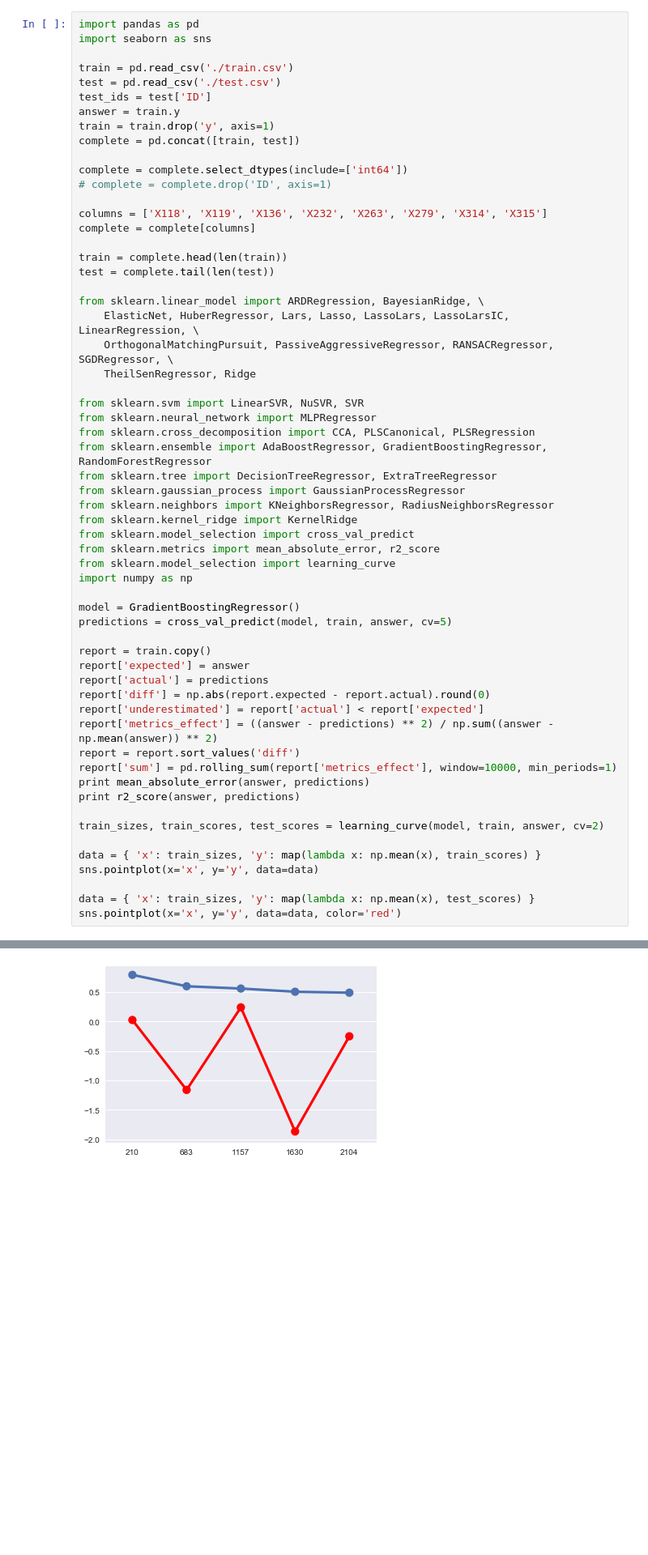
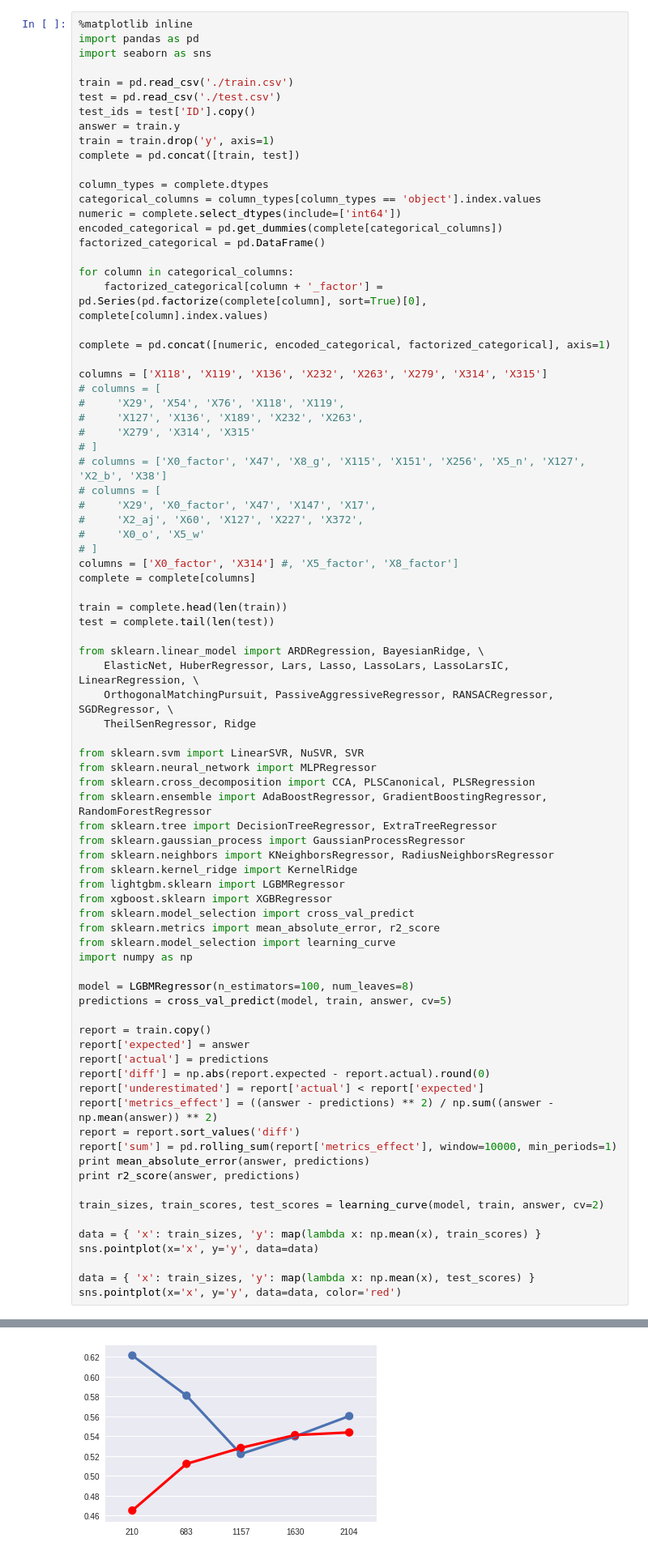
Before and after one commit to marvelousNinja/kaggle-mercedes, a Jupyter notebook: Naive.ipynb, the cells around one changed output, grey strips where cells are left out. Shown at 81% size. Drawn from its saved outputs; the diff is of its cells as text; blank space fills up the shorter version.

```diff
--- a/Naive.ipynb
+++ b/Naive.ipynb
@@ -1,18 +1,39 @@
 # %%
+%matplotlib inline
 import pandas as pd
 import seaborn as sns
 
 train = pd.read_csv('./train.csv')
 test = pd.read_csv('./test.csv')
-test_ids = test['ID']
+test_ids = test['ID'].copy()
 answer = train.y
 train = train.drop('y', axis=1)
 complete = pd.concat([train, test])
 
-complete = complete.select_dtypes(include=['int64'])
-# complete = complete.drop('ID', axis=1)
+column_types = complete.dtypes
+categorical_columns = column_types[column_types == 'object'].index.values
+numeric = complete.select_dtypes(include=['int64'])
+encoded_categorical = pd.get_dummies(complete[categorical_columns])
+factorized_categorical = pd.DataFrame()
+
+for column in categorical_columns:
+    factorized_categorical[column + '_factor'] = pd.Series(pd.factorize(complete[column], sort=True)[0], complete[column].index.values)
+
+complete = pd.concat([numeric, encoded_categorical, factorized_categorical], axis=1)
 
 columns = ['X118', 'X119', 'X136', 'X232', 'X263', 'X279', 'X314', 'X315']
+# columns = [
+#     'X29', 'X54', 'X76', 'X118', 'X119',
+#     'X127', 'X136', 'X189', 'X232', 'X263',
+#     'X279', 'X314', 'X315'
+# ]
+# columns = ['X0_factor', 'X47', 'X8_g', 'X115', 'X151', 'X256', 'X5_n', 'X127', 'X2_b', 'X38']
+# columns = [
+#     'X29', 'X0_factor', 'X47', 'X147', 'X17',
+#     'X2_aj', 'X60', 'X127', 'X227', 'X372',
+#     'X0_o', 'X5_w'
+# ]
+columns = ['X0_factor', 'X314'] #, 'X5_factor', 'X8_factor']
 complete = complete[columns]
 
 train = complete.head(len(train))
@@ -31,12 +52,14 @@ from sklearn.tree import DecisionTreeRegressor, ExtraTreeRegressor
 from sklearn.gaussian_process import GaussianProcessRegressor
 from sklearn.neighbors import KNeighborsRegressor, RadiusNeighborsRegressor
 from sklearn.kernel_ridge import KernelRidge
+from lightgbm.sklearn import LGBMRegressor
+from xgboost.sklearn import XGBRegressor
 from sklearn.model_selection import cross_val_predict
 from sklearn.metrics import mean_absolute_error, r2_score
 from sklearn.model_selection import learning_curve
 import numpy as np
 
-model = GradientBoostingRegressor()
+model = LGBMRegressor(n_estimators=100, num_leaves=8)
 predictions = cross_val_predict(model, train, answer, cv=5)
 
 report = train.copy()
@@ -63,5 +86,5 @@ sns.pointplot(x='x', y='y', data=data, color='red')
 <matplotlib.axes._subplots.AxesSubplot at 0x...>
-[figure, old version]
+[figure, new version]
 # %%
 pd.options.display.max_rows = 2000
 report[['expected', 'actual', 'diff', 'underestimated', 'metrics_effect', 'sum']].tail(2000)
```
Also changed, not shown: parts of 6 cells of this notebook, 1 other file.
